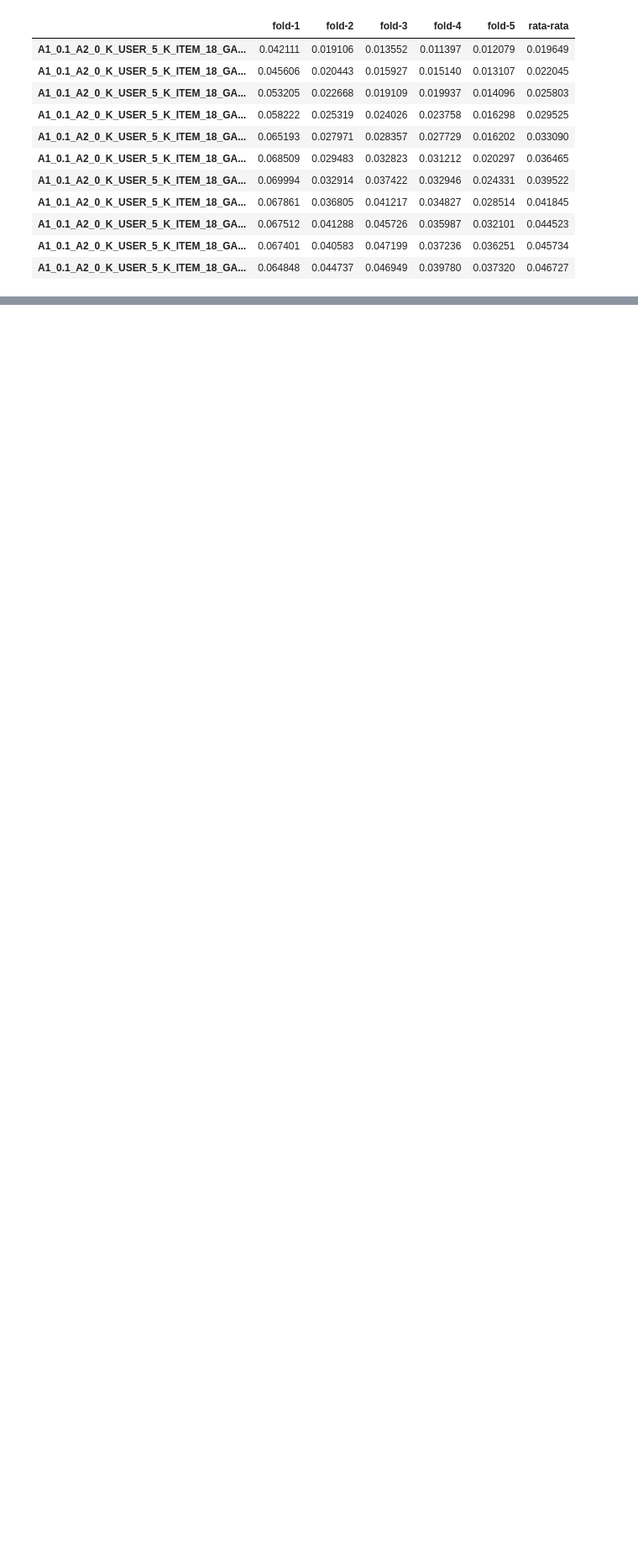
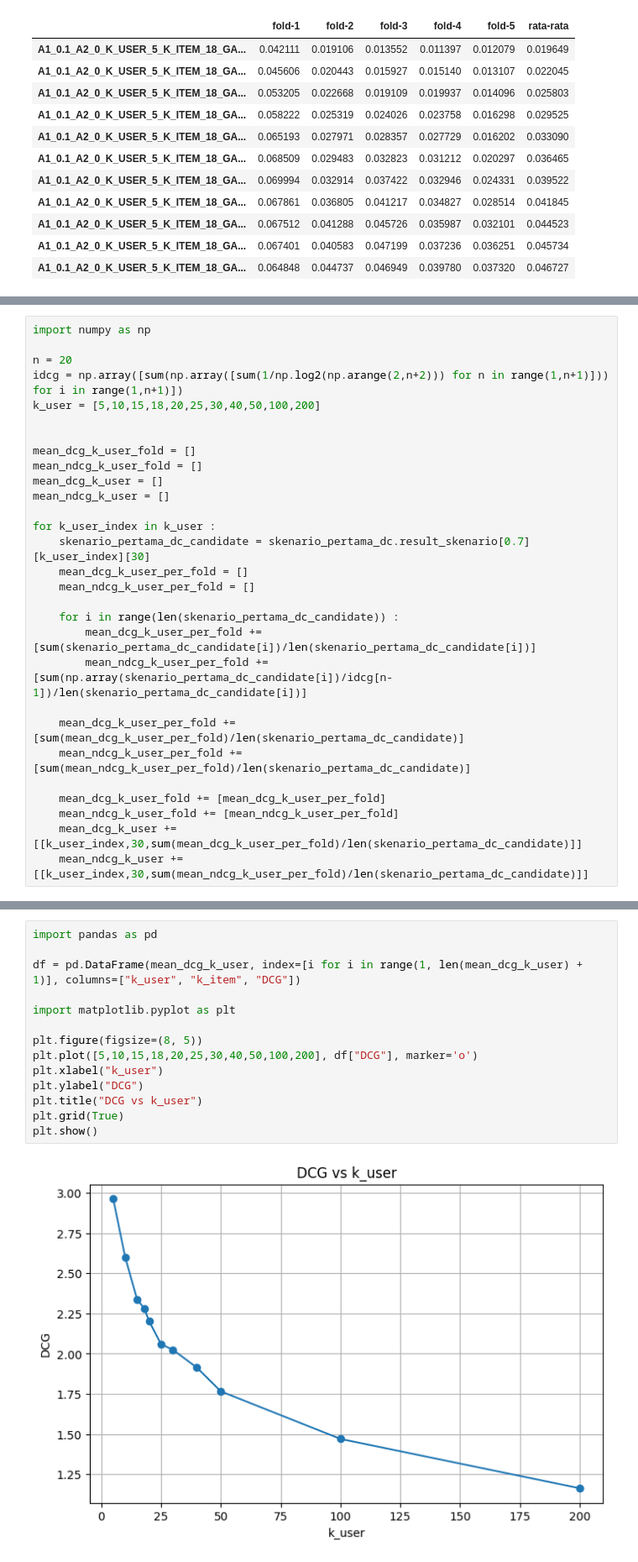
Before and after one commit to DimasDliyaurR/Hybrid-Collaborative-Filtering-HCF, a Jupyter notebook: main.ipynb, the cells around one changed output, grey strips where cells are left out. Shown at 84% size. Cells and saved outputs as stored; diff of their text form; blank space fills up the shorter version.

Commit message:
[ADD] ALL SKENARIO

```diff
--- a/main.ipynb
+++ b/main.ipynb
@@ -913,0 +1350,29 @@ plt.show()
+# %%
+import numpy as np
+
+n = 20
+idcg = np.array([sum(np.array([sum(1/np.log2(np.arange(2,n+2))) for n in range(1,n+1)])) for i in range(1,n+1)])
+k_user = [5,10,15,18,20,25,30,40,50,100,200]
+
+
+mean_dcg_k_user_fold = []
+mean_ndcg_k_user_fold = []
+mean_dcg_k_user = []
+mean_ndcg_k_user = []
+
+for k_user_index in k_user :
+    skenario_pertama_dc_candidate = skenario_pertama_dc.result_skenario[0.7][k_user_index][30]
+    mean_dcg_k_user_per_fold = []
+    mean_ndcg_k_user_per_fold = []
+
+    for i in range(len(skenario_pertama_dc_candidate)) :
+        mean_dcg_k_user_per_fold += [sum(skenario_pertama_dc_candidate[i])/len(skenario_pertama_dc_candidate[i])]
+        mean_ndcg_k_user_per_fold += [sum(np.array(skenario_pertama_dc_candidate[i])/idcg[n-1])/len(skenario_pertama_dc_candidate[i])]
+
+    mean_dcg_k_user_per_fold += [sum(mean_dcg_k_user_per_fold)/len(skenario_pertama_dc_candidate)]
+    mean_ndcg_k_user_per_fold += [sum(mean_ndcg_k_user_per_fold)/len(skenario_pertama_dc_candidate)]
+
+    mean_dcg_k_user_fold += [mean_dcg_k_user_per_fold]
+    mean_ndcg_k_user_fold += [mean_ndcg_k_user_per_fold]
+    mean_dcg_k_user += [[k_user_index,30,sum(mean_dcg_k_user_per_fold)/len(skenario_pertama_dc_candidate)]]
+    mean_ndcg_k_user += [[k_user_index,30,sum(mean_ndcg_k_user_per_fold)/len(skenario_pertama_dc_candidate)]]
@@ -913,0 +1423,16 @@ plt.show()
+# %%
+import pandas as pd
+
+df = pd.DataFrame(mean_dcg_k_user, index=[i for i in range(1, len(mean_dcg_k_user) + 1)], columns=["k_user", "k_item", "DCG"])
+
+import matplotlib.pyplot as plt
+
+plt.figure(figsize=(8, 5))
+plt.plot([5,10,15,18,20,25,30,40,50,100,200], df["DCG"], marker='o')
+plt.xlabel("k_user")
+plt.ylabel("DCG")
+plt.title("DCG vs k_user")
+plt.grid(True)
+plt.show()
+# %% [output]
+[figure, added]
```
Also changed, not shown: parts of 97 cells of this notebook, 6 other files.
